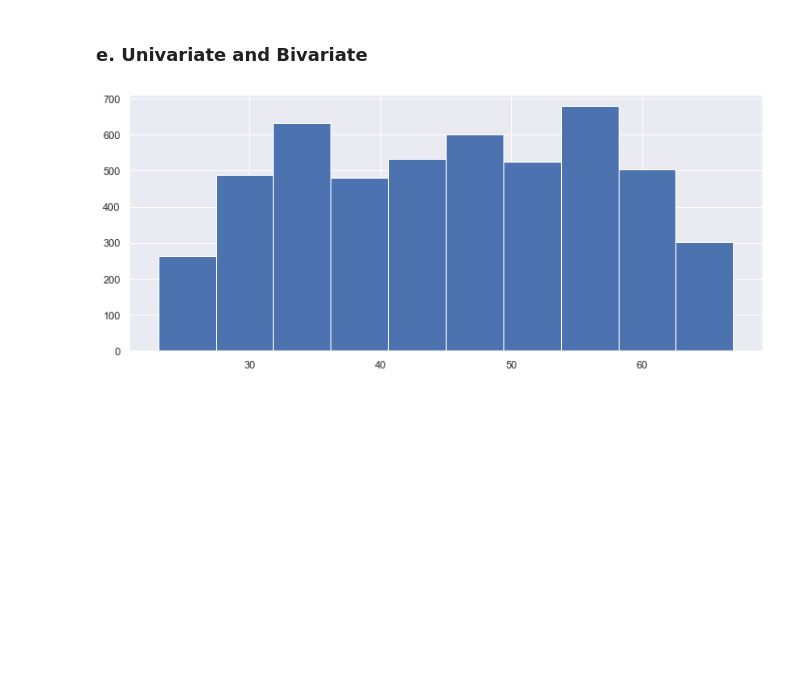
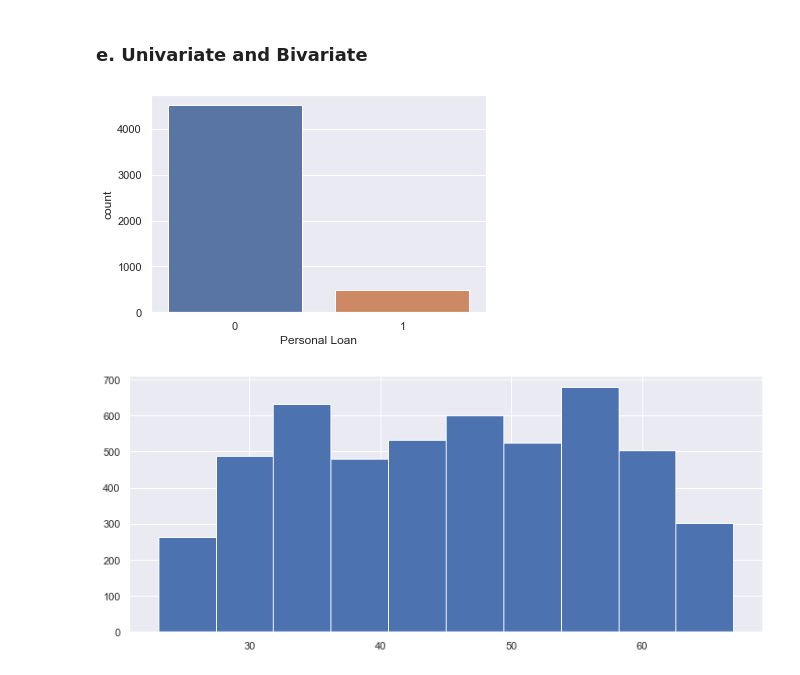
Before and after one commit to GreatLearningAIML1/gl-pgp-aiml-uta-intl-mar20-olabodejames, a Jupyter notebook: Supervised Learning - Project/Supervised Learning Project - Answer - Olabode James.ipynb, the cells around one changed output. Drawn from its saved outputs; the diff is of its cells as text; code cells hidden in the pictures; blank space fills up the shorter version.

```diff
--- a/Supervised Learning - Project/Supervised Learning Project - Answer - Olabode James.ipynb
+++ b/Supervised Learning - Project/Supervised Learning Project - Answer - Olabode James.ipynb
@@ -261,5 +254,20 @@ incomeAnalysis = bankData['Income']
 # %% [markdown]
 ### e. Univariate and Bivariate
+# %%
+# The following code plots a histrogram using the matplotlib package.
+# We need to create dataset for columns which will fit the profile for univariate analysis - Continuous variable columns is the first hint here
+# Narrowing down variables for Univariate Analysis - Age, Mortgage, CCAvg spend and Income are factors
+# Likely to affect interest in taking up extra liabilities in the form of personal loan
+ageAnalysis = bankData['Age']
+mortgageAnalysis = bankData['Mortgage']
+ccardAnalysis = bankData['CCAvg']
+incomeAnalysis = bankData['Income']
+loanAnalysis = bankData['Personal Loan']
+# %%
+#Checking Age Distribution For our bank's current depositors dataset
+sns.countplot(loanAnalysis);
+# %% [output]
+[figure, added]
 # %%
 #Checking Age Distribution For our bank's current depositors dataset
 plt.figure(figsize=(12,5))
```
Also changed, not shown: parts of 31 cells of this notebook.
